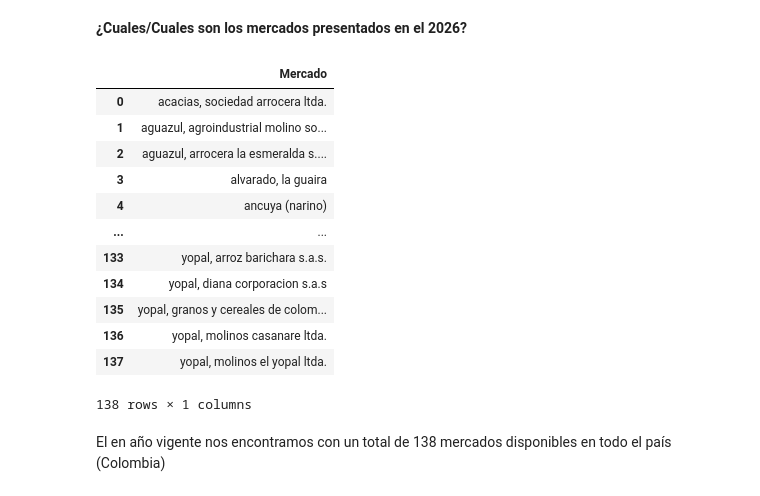
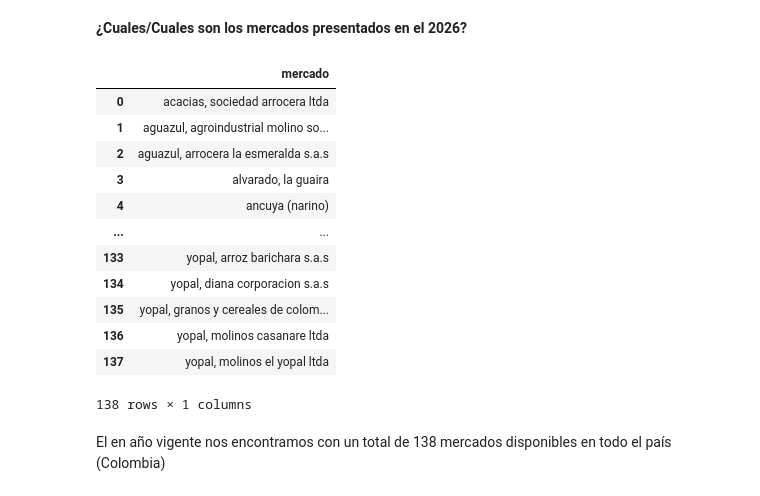
Before and after one commit to daniel-barona/proyecto_ciencia_datos, a Jupyter notebook: src/03_EDA.ipynb, the cells around one changed output. Saved outputs shown, nothing was run; the diff lists cells and outputs as text; code cells hidden in the pictures.

```diff
--- a/src/03_EDA.ipynb
+++ b/src/03_EDA.ipynb
@@ -233,26 +233,26 @@ Para iniciar veamos los mercados disponibles en el año 2026
 **¿Cuales/Cuales son los mercados presentados en el 2026?**
 # %%
 mercados_2026 = (
-    df.loc[df["Fecha"].dt.year == 2026, ["Mercado"]]
+    df.loc[df["fecha"].dt.year == 2026, ["mercado"]]
       .drop_duplicates()
       .dropna()
-      .sort_values("Mercado")
+      .sort_values("mercado")
       .reset_index(drop=True)
 )
 mercados_2026
 # %% [output]
-|  | Mercado |
-| 0 | acacias, sociedad arrocera ltda. |
+|  | mercado |
+| 0 | acacias, sociedad arrocera ltda |
 | 1 | aguazul, agroindustrial molino so... |
-| 2 | aguazul, arrocera la esmeralda s.... |
+| 2 | aguazul, arrocera la esmeralda s.a.s |
 | 3 | alvarado, la guaira |
 | 4 | ancuya (narino) |
 | ... | ... |
-| 133 | yopal, arroz barichara s.a.s. |
+| 133 | yopal, arroz barichara s.a.s |
 | 134 | yopal, diana corporacion s.a.s |
 | 135 | yopal, granos y cereales de colom... |
-| 136 | yopal, molinos casanare ltda. |
-| 137 | yopal, molinos el yopal ltda. |
+| 136 | yopal, molinos casanare ltda |
+| 137 | yopal, molinos el yopal ltda |
 138 rows × 1 columns
 # %% [markdown]
 El en año vigente nos encontramos con un total de 138 mercados disponibles en todo el país (Colombia)
```
Also changed, not shown: parts of 20 cells of this notebook.
